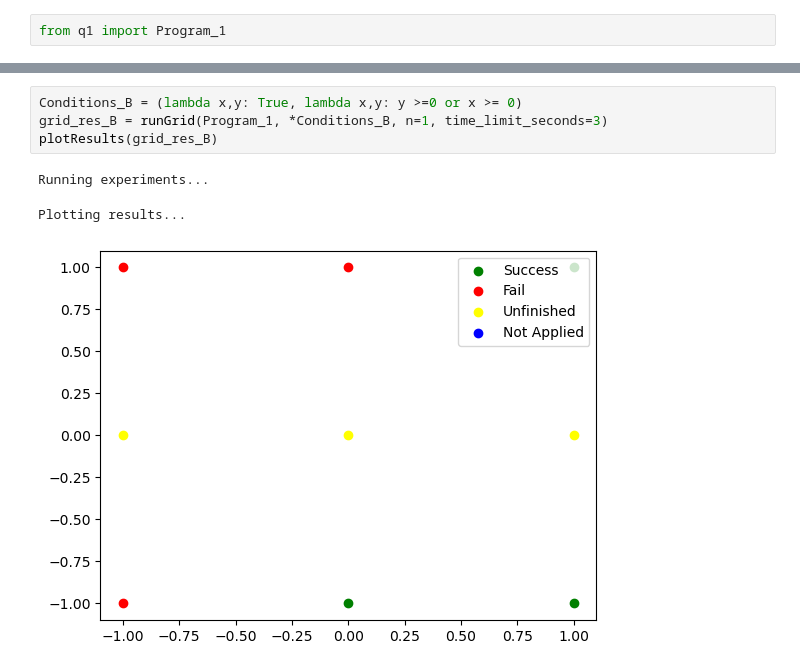
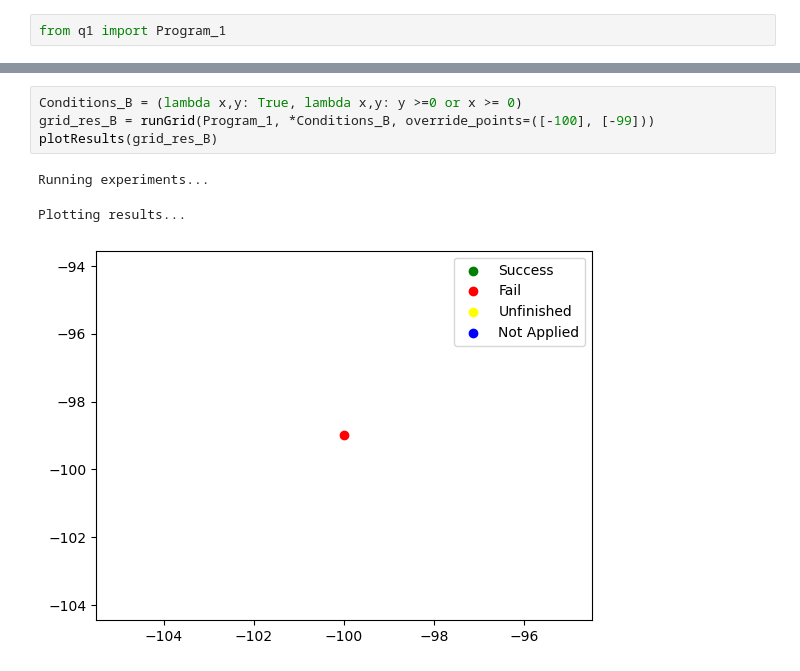
Before and after one commit to yosefgoren/Introduction-to-Software-Verification-236342, a Jupyter notebook: Homework_1/trails/q1.ipynb, the cells around one changed output, grey strips where cells are left out. Drawn from its saved outputs; the diff is of its cells as text.

```diff
--- a/Homework_1/trails/q1.ipynb
+++ b/Homework_1/trails/q1.ipynb
@@ -43,8 +43,8 @@ Plotting results...
 # %%
 Conditions_B = (lambda x,y: True, lambda x,y: y >=0 or x >= 0)
-grid_res_B = runGrid(Program_1, *Conditions_B, n=1, time_limit_seconds=3)
+grid_res_B = runGrid(Program_1, *Conditions_B, override_points=([-100], [-99]))
 plotResults(grid_res_B)
 # %% [output]
 Running experiments...
 Plotting results...
-[figure, old version]
+[figure, new version]
```
Also changed, not shown: parts of 5 cells of this notebook, 4 other files.
